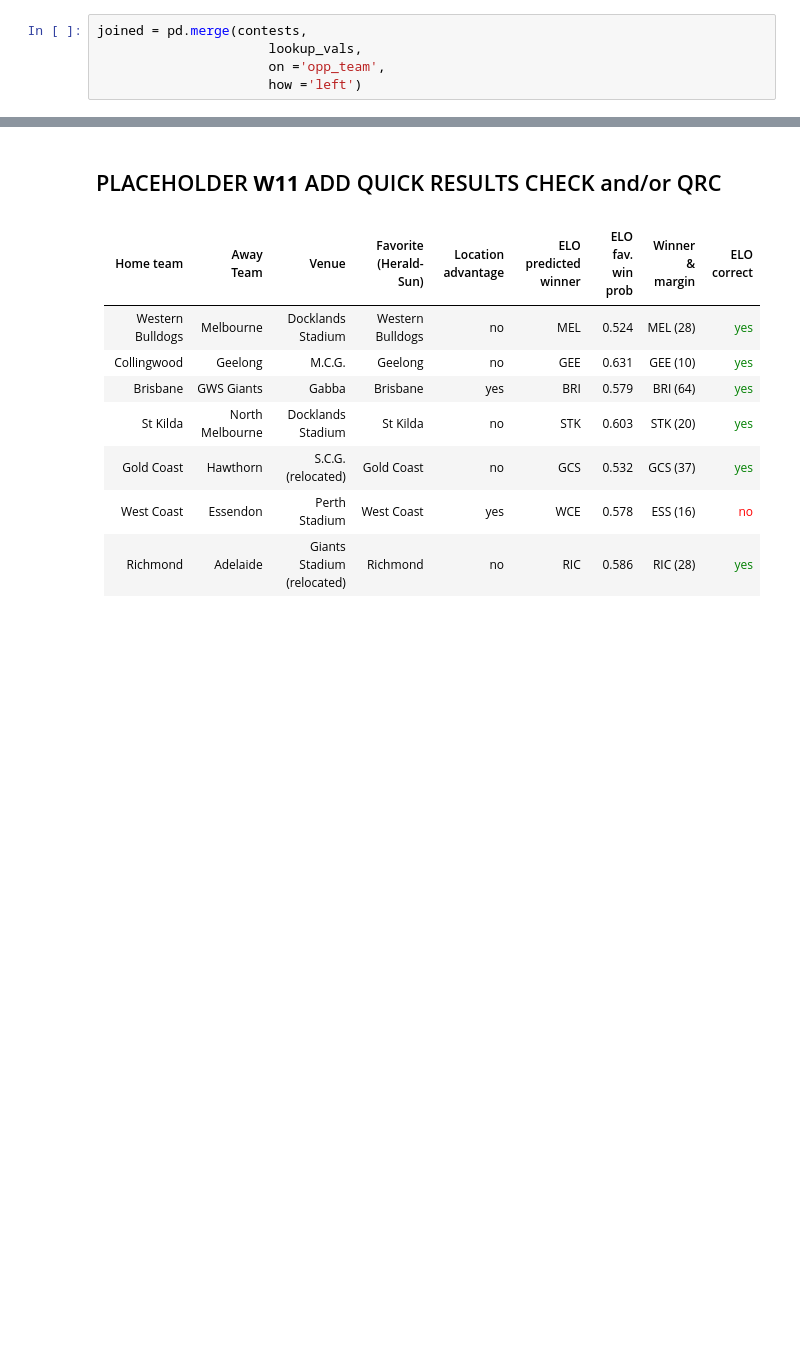
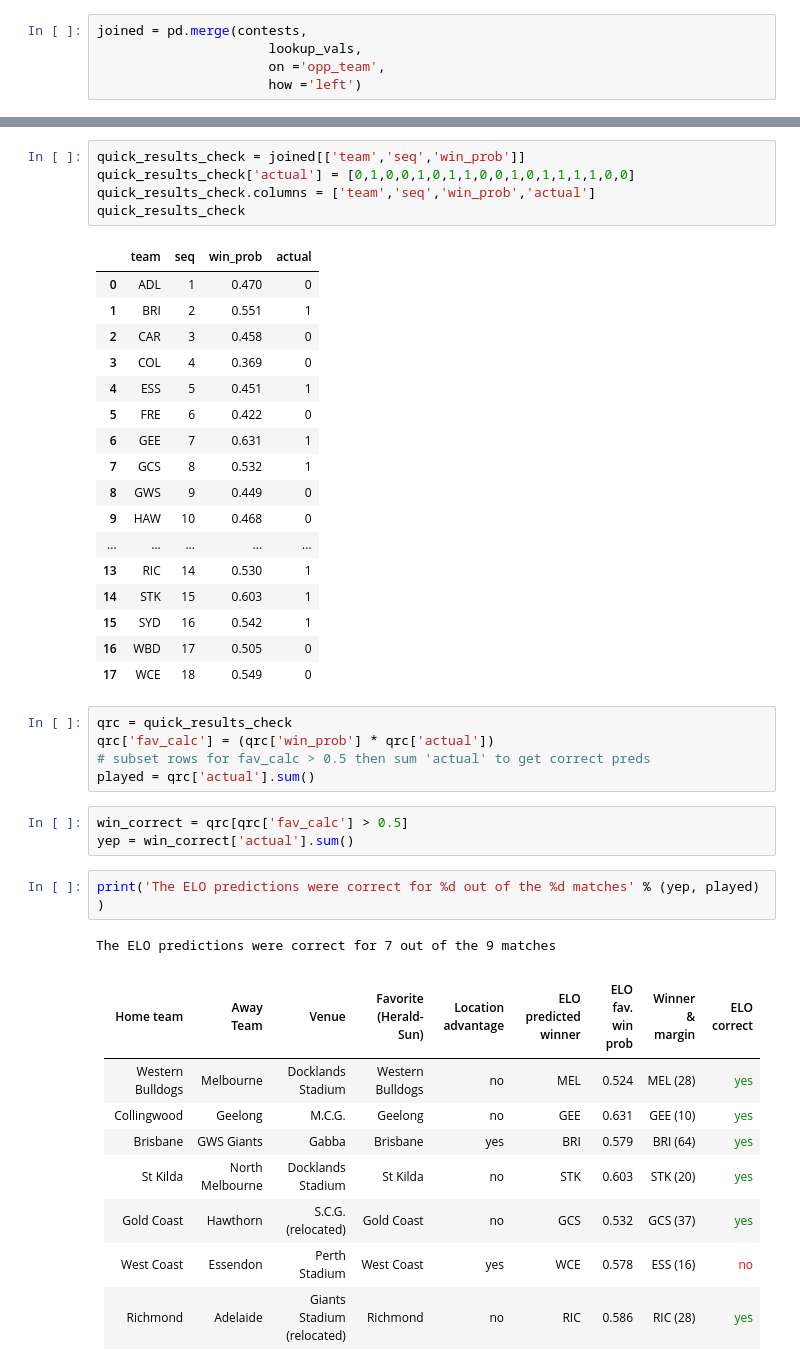
Before and after one commit to stevegabriel1/afl_elo_ratings, a Jupyter notebook: basic_version_wip_R13.ipynb, the cells around one changed output, grey strips where cells are left out. Drawn from its saved outputs; the diff is of its cells as text; blank space fills up the shorter version.

```diff
--- a/basic_version_wip_R13.ipynb
+++ b/basic_version_wip_R13.ipynb
@@ -1507,5 +1538,38 @@ joined
-# %% [markdown]
-## PLACEHOLDER **W11** ADD QUICK RESULTS CHECK and/or QRC
+# %%
+quick_results_check = joined[['team','seq','win_prob']]
+quick_results_check['actual'] = [0,1,0,0,1,0,1,1,0,0,1,0,1,1,1,1,0,0]
+quick_results_check.columns = ['team','seq','win_prob','actual']
+quick_results_check
+# %% [output]
+|  | team | seq | win_prob | actual |
+| 0 | ADL | 1 | 0.470 | 0 |
+| 1 | BRI | 2 | 0.551 | 1 |
+| 2 | CAR | 3 | 0.458 | 0 |
+| 3 | COL | 4 | 0.369 | 0 |
+| 4 | ESS | 5 | 0.451 | 1 |
+| 5 | FRE | 6 | 0.422 | 0 |
+| 6 | GEE | 7 | 0.631 | 1 |
+| 7 | GCS | 8 | 0.532 | 1 |
+| 8 | GWS | 9 | 0.449 | 0 |
+| 9 | HAW | 10 | 0.468 | 0 |
+| ... | ... | ... | ... | ... |
+| 13 | RIC | 14 | 0.530 | 1 |
+| 14 | STK | 15 | 0.603 | 1 |
+| 15 | SYD | 16 | 0.542 | 1 |
+| 16 | WBD | 17 | 0.505 | 0 |
+| 17 | WCE | 18 | 0.549 | 0 |
+# %%
+qrc = quick_results_check
+qrc['fav_calc'] = (qrc['win_prob'] * qrc['actual'])
+# subset rows for fav_calc > 0.5 then sum 'actual' to get correct preds
+played = qrc['actual'].sum()
+# %%
+win_correct = qrc[qrc['fav_calc'] > 0.5]
+yep = win_correct['actual'].sum()
+# %%
+print('The ELO predictions were correct for %d out of the %d matches' % (yep, played) )
+# %% [output]
+The ELO predictions were correct for 7 out of the 9 matches
 # %% [markdown]
 | Home team | Away Team | Venue |Favorite (Herald-Sun) | Location advantage | ELO predicted winner | ELO fav. win prob| Winner & margin | ELO correct |
 | :--- | :--- | :--- | :--- | :--- | :--- | :--- |:--- | :--- |
```
Also changed, not shown: parts of 8 cells of this notebook.
